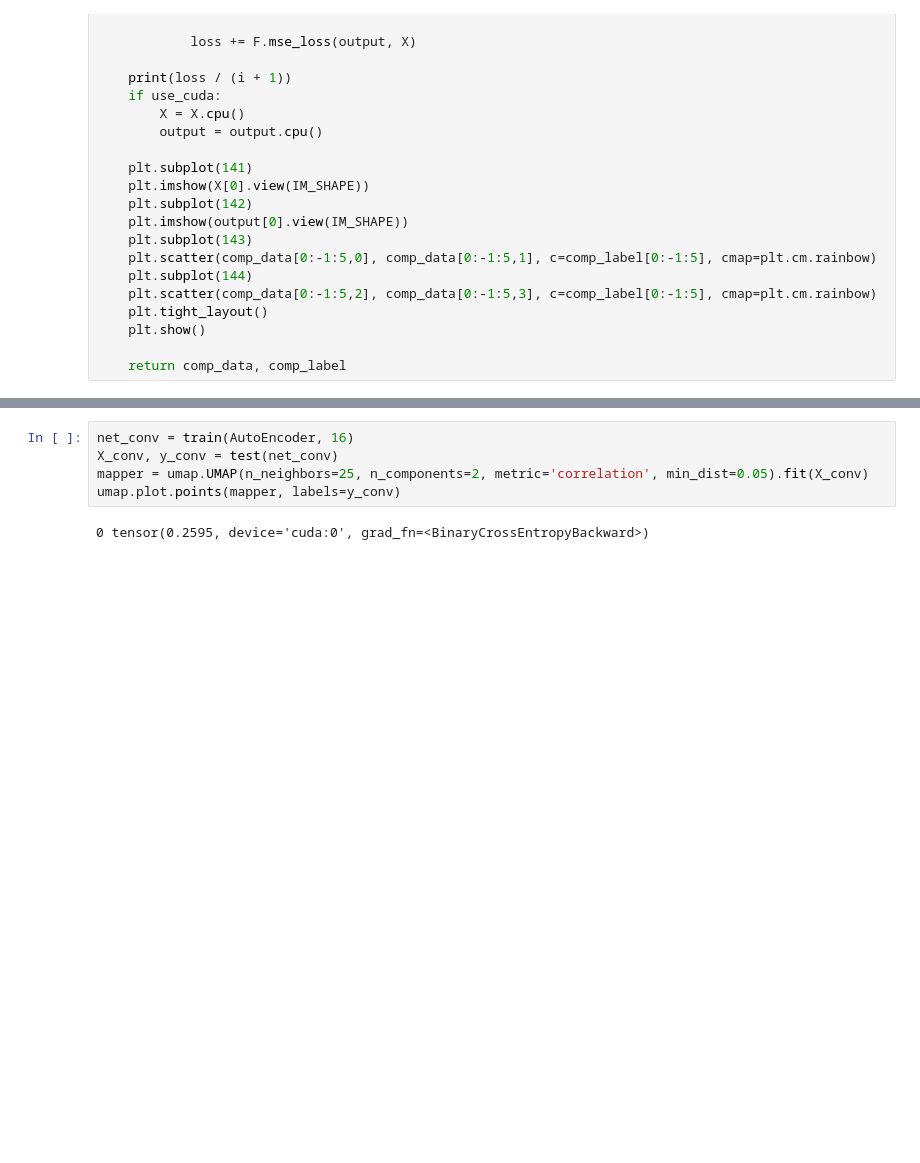
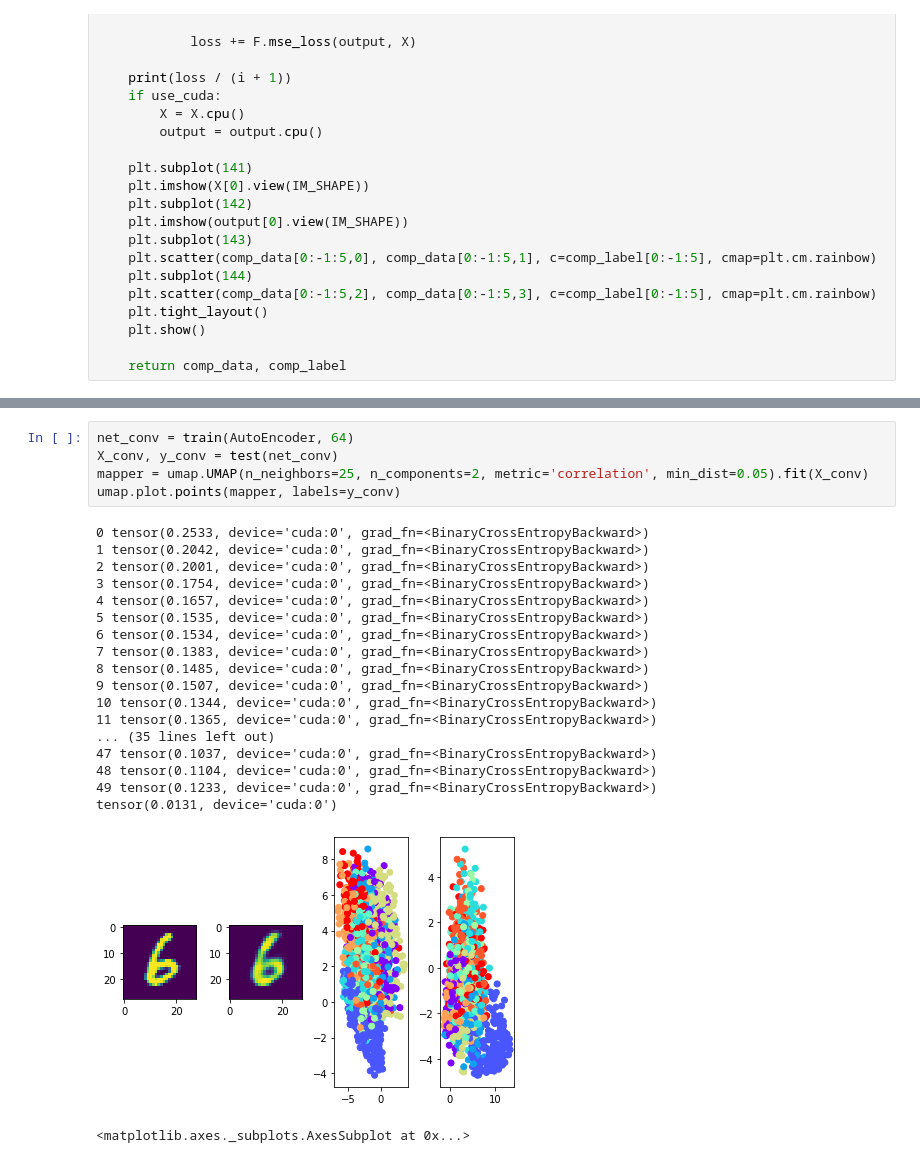
Before and after one commit to jjgsherwood/Bacholar_Thesis, a Jupyter notebook: umap.ipynb, the cells around one changed output, grey strips where cells are left out. Drawn from its saved outputs; the diff is of its cells as text; blank space fills up the shorter version.

```diff
--- a/umap.ipynb
+++ b/umap.ipynb
@@ -208,7 +250,25 @@ def test(net):
 # %%
-net_conv = train(AutoEncoder, 16)
+net_conv = train(AutoEncoder, 64)
 X_conv, y_conv = test(net_conv)
 mapper = umap.UMAP(n_neighbors=25, n_components=2, metric='correlation', min_dist=0.05).fit(X_conv)
 umap.plot.points(mapper, labels=y_conv)
 # %% [output]
-0 tensor(0.2595, device='cuda:0', grad_fn=<BinaryCrossEntropyBackward>)
+0 tensor(0.2533, device='cuda:0', grad_fn=<BinaryCrossEntropyBackward>)
+1 tensor(0.2042, device='cuda:0', grad_fn=<BinaryCrossEntropyBackward>)
+2 tensor(0.2001, device='cuda:0', grad_fn=<BinaryCrossEntropyBackward>)
+3 tensor(0.1754, device='cuda:0', grad_fn=<BinaryCrossEntropyBackward>)
+4 tensor(0.1657, device='cuda:0', grad_fn=<BinaryCrossEntropyBackward>)
+5 tensor(0.1535, device='cuda:0', grad_fn=<BinaryCrossEntropyBackward>)
+6 tensor(0.1534, device='cuda:0', grad_fn=<BinaryCrossEntropyBackward>)
+7 tensor(0.1383, device='cuda:0', grad_fn=<BinaryCrossEntropyBackward>)
+8 tensor(0.1485, device='cuda:0', grad_fn=<BinaryCrossEntropyBackward>)
+9 tensor(0.1507, device='cuda:0', grad_fn=<BinaryCrossEntropyBackward>)
+10 tensor(0.1344, device='cuda:0', grad_fn=<BinaryCrossEntropyBackward>)
+11 tensor(0.1365, device='cuda:0', grad_fn=<BinaryCrossEntropyBackward>)
+... (35 lines left out)
+47 tensor(0.1037, device='cuda:0', grad_fn=<BinaryCrossEntropyBackward>)
+48 tensor(0.1104, device='cuda:0', grad_fn=<BinaryCrossEntropyBackward>)
+49 tensor(0.1233, device='cuda:0', grad_fn=<BinaryCrossEntropyBackward>)
+tensor(0.0131, device='cuda:0')
+[figure, added]
+<matplotlib.axes._subplots.AxesSubplot at 0x...>
```
Also changed, not shown: parts of 4 cells of this notebook, 1 other file.
